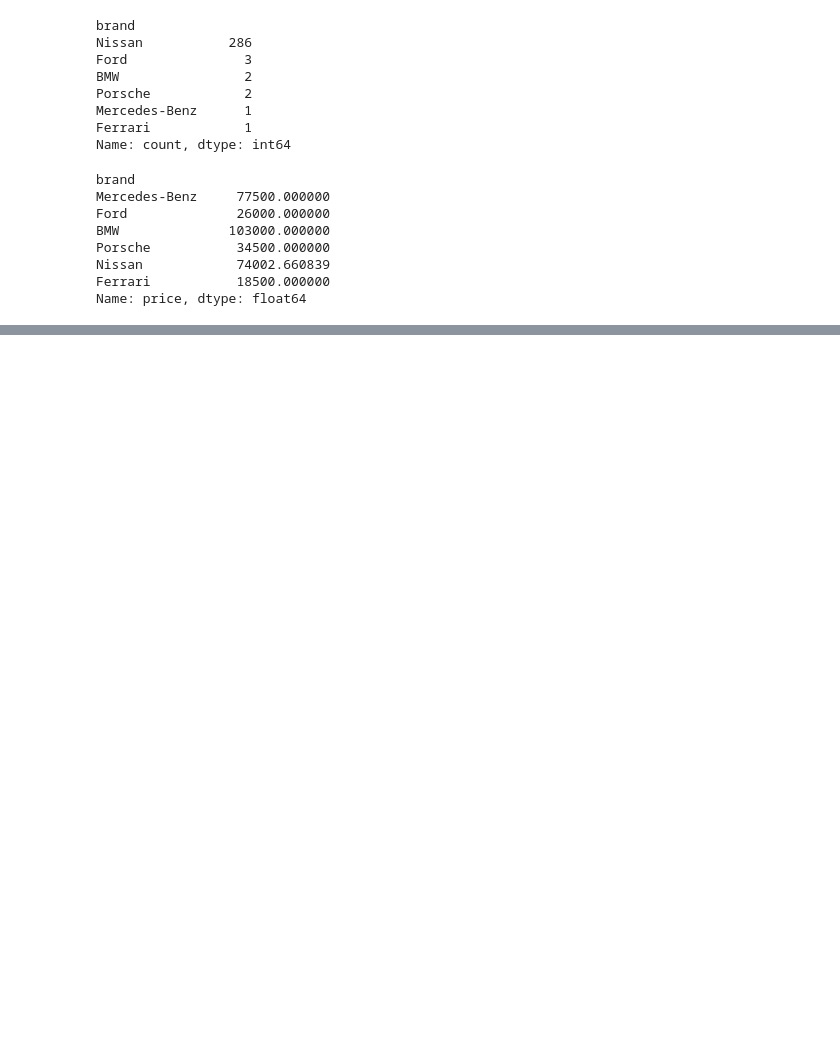
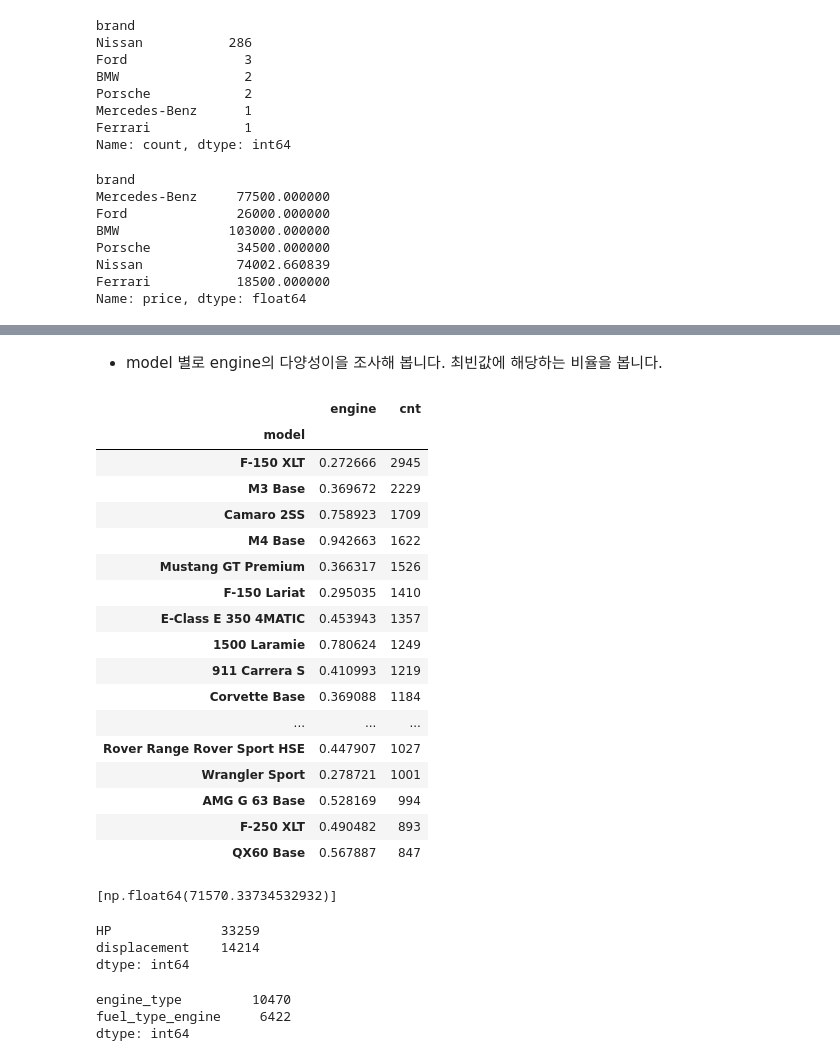
Before and after one commit to sunkusun9/sunkusun9, a Jupyter notebook: kaggle/PGS4/PGS4_ep9/2. Data preprocessing.ipynb, the cells around one changed output, grey strips where cells are left out. Drawn from its saved outputs; the diff is of its cells as text; code cells hidden in the pictures; blank space fills up the shorter version.

```diff
--- a/kaggle/PGS4/PGS4_ep9/2. Data preprocessing.ipynb
+++ b/kaggle/PGS4/PGS4_ep9/2. Data preprocessing.ipynb
@@ -722,0 +745,5 @@ Name: price, dtype: float64
+# %%
+s_brand = pd.concat([df_train[['model2', 'brand']], df_test[['model2', 'brand']]]).pipe(
+    lambda x: x.groupby('model2')['brand'].transform(lambda x: x.mode()[0])
+).astype('category')
+s_brand
@@ -722,0 +765,70 @@ Name: price, dtype: float64
+# %%
+df_train['brand2'] = s_brand.loc[df_train.index]
+df_test['brand2'] = s_brand.loc[df_test.index]
+# %%
+df_transmission = pd.concat([df_train['transmission'], df_test['transmission']]).str.upper().str.extract('(?P<speed>[0-9]+[- ]SPEED)*(?P<method>.+)*').assign(
+    method = lambda x: x['method'].str.strip().replace(
+        {
+            'AUTOMATIC': 'A/T', 'MANUAL': 'M/T', 'AT': 'A/T', 'MT': 'M/T', 'CVT-F': 'F', 'TRANSMISSION W/DUAL SHIFT MODE': 'AT/MT',
+            'ELECTRONICALLY CONTROLLED AUTOMATIC WITH O': 'AUTOMATIC WITH AUTO-SHIFT', 'DCT AUTOMATIC': 'A/T',
+            'AUTOMATIC WITH OVERDRIVE': 'TRANSMISSION OVERDRIVE SWITCH'
+        }
+    ).fillna('Unknown').astype('category'),
+    speed = lambda x: x['speed'].str.split('-| ').apply(lambda x: 0 if x is None or type(x) is not list else int(x[0])).astype('int')
+)
+# %%
+df_train = dproc.join_and_assign(df_train, df_transmission)
+df_test = dproc.join_and_assign(df_test, df_transmission)
+# %% [markdown]
+- model 별로 engine의 다양성이을 조사해 봅니다. 최빈값에 해당하는 비율을 봅니다.
+# %%
+df_train.groupby('model')['engine'].apply(lambda x: (x == x.mode()[0]).mean()).to_frame().join(
+    df_train['model'].value_counts().rename('cnt')
+).sort_values('cnt', ascending = False).iloc[:20]
+# %% [output]
+|  | engine | cnt |
+| model |  |  |
+| F-150 XLT | 0.272666 | 2945 |
+| M3 Base | 0.369672 | 2229 |
+| Camaro 2SS | 0.758923 | 1709 |
+| M4 Base | 0.942663 | 1622 |
+| Mustang GT Premium | 0.366317 | 1526 |
+| F-150 Lariat | 0.295035 | 1410 |
+| E-Class E 350 4MATIC | 0.453943 | 1357 |
+| 1500 Laramie | 0.780624 | 1249 |
+| 911 Carrera S | 0.410993 | 1219 |
+| Corvette Base | 0.369088 | 1184 |
+| ... | ... | ... |
+| Rover Range Rover Sport HSE | 0.447907 | 1027 |
+| Wrangler Sport | 0.278721 | 1001 |
+| AMG G 63 Base | 0.528169 | 994 |
+| F-250 XLT | 0.490482 | 893 |
+| QX60 Base | 0.567887 | 847 |
+# %%
+hparams = {
+    'model_params': {'n_estimators': 200},
+    'X_num' : ['model_year', 'milage', 'clean_title', 'HP', 'displacement', 'speed'],
+    'X_cat' : ['brand2', 'model2', 'fuel_type', 'method', 'ext_col', 'int_col', 'accident', 'engine_type', 'fuel_type_engine'],
+    'cat': {'handle_unknown': 'use_encoded_value', 'unknown_value': -1, 'encoded_missing_value': -1}
+}
+result_cb = sc.cache_result(
+    'cb_pilot3', lambda : sgml.cv(
+        df_train, ss, hparams, config, cb_adapter,
+        result_proc = [sgml.cb_interaction_importance, sgml.cb_learning_result]
+    ), rerun = 0
+)
+result_cb['valid_scores']
+# %% [output]
+[np.float64(71570.33734532932)]
+# %%
+df_train[['HP', 'displacement']].isna().sum()
+# %% [output]
+HP              33259
+displacement    14214
+dtype: int64
+# %%
+(df_train[['engine_type', 'fuel_type_engine']] == 'Unknown').sum()
+# %% [output]
+engine_type         10470
+fuel_type_engine     6422
+dtype: int64
```
Also changed, not shown: parts of 37 cells of this notebook, 8 other files.
